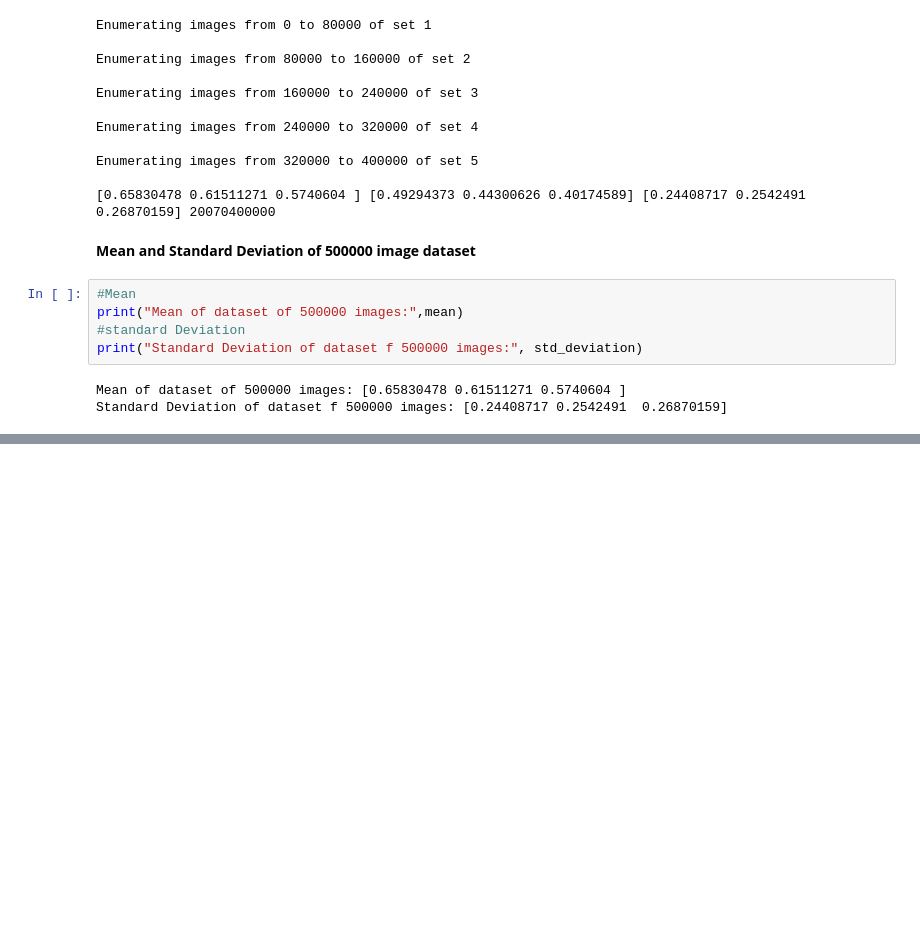
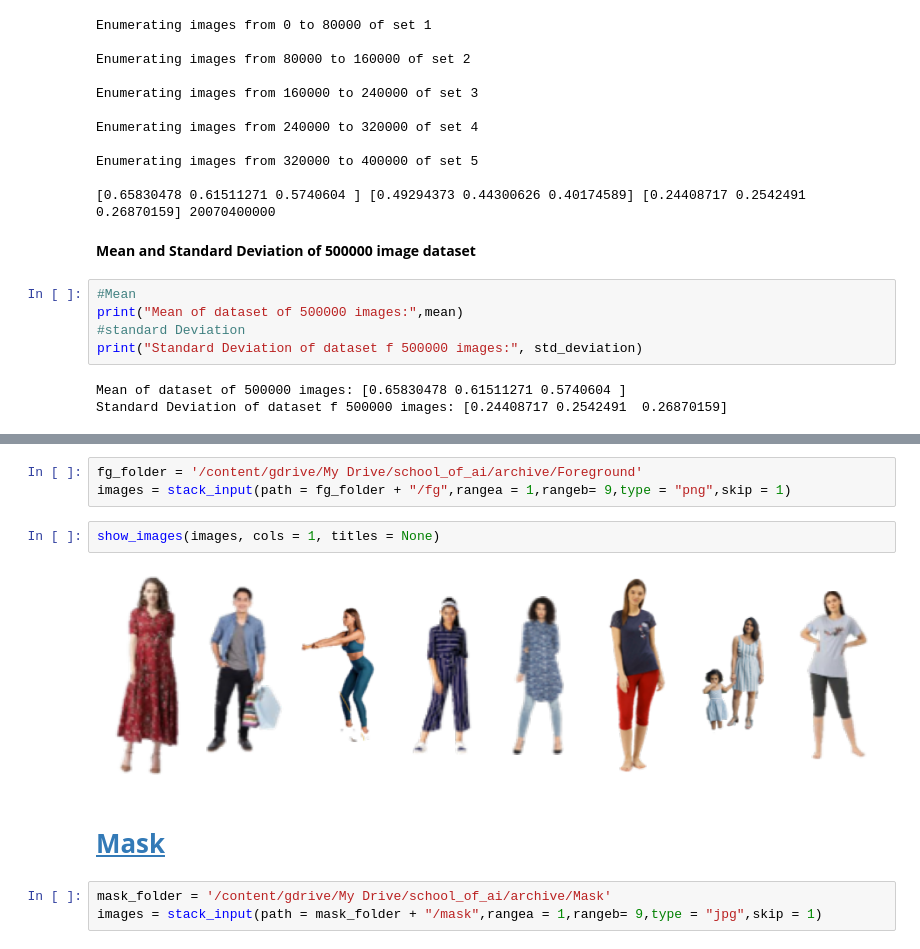
Before and after one commit to seenu-g/school_of_ai, a Jupyter notebook: chap14/calculate_Mean_StdDeviation.ipynb, the cells around one changed output, grey strips where cells are left out. Saved outputs shown, nothing was run; the diff lists cells and outputs as text; blank space fills up the shorter version.

```diff
--- a/chap14/calculate_Mean_StdDeviation.ipynb
+++ b/chap14/calculate_Mean_StdDeviation.ipynb
@@ -105,0 +239,12 @@ Standard Deviation of dataset f 500000 images: [0.24408717 0.2542491  0.26870159
+# %%
+fg_folder = '/content/gdrive/My Drive/school_of_ai/archive/Foreground'
+images = stack_input(path = fg_folder + "/fg",rangea = 1,rangeb= 9,type = "png",skip = 1)
+# %%
+show_images(images, cols = 1, titles = None)
+# %% [output]
+[figure, added]
+# %% [markdown]
+# [**Mask**](**https://**)
+# %%
+mask_folder = '/content/gdrive/My Drive/school_of_ai/archive/Mask'
+images = stack_input(path = mask_folder + "/mask",rangea = 1,rangeb= 9,type = "jpg",skip = 1)
```
Also changed, not shown: parts of 33 cells of this notebook.
